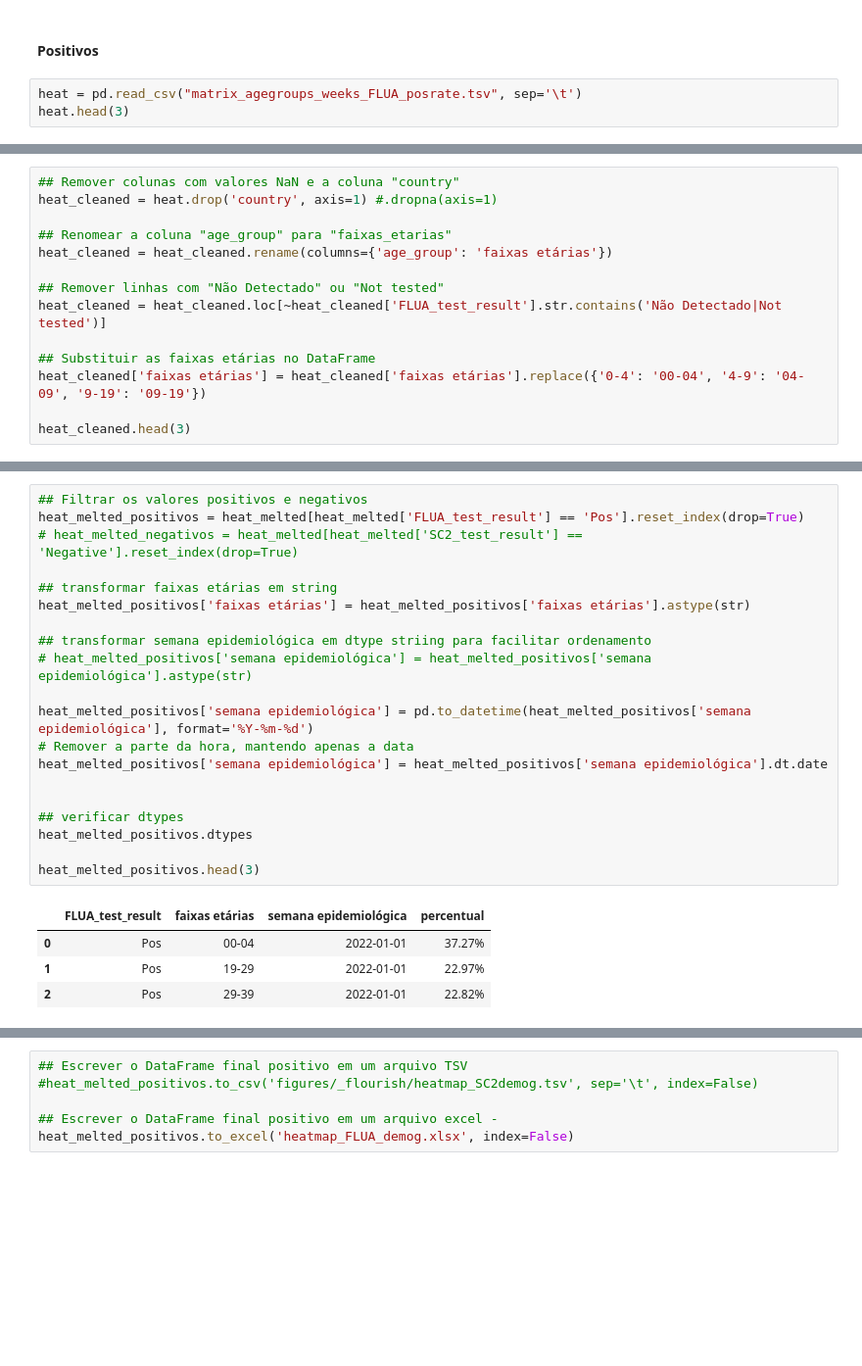
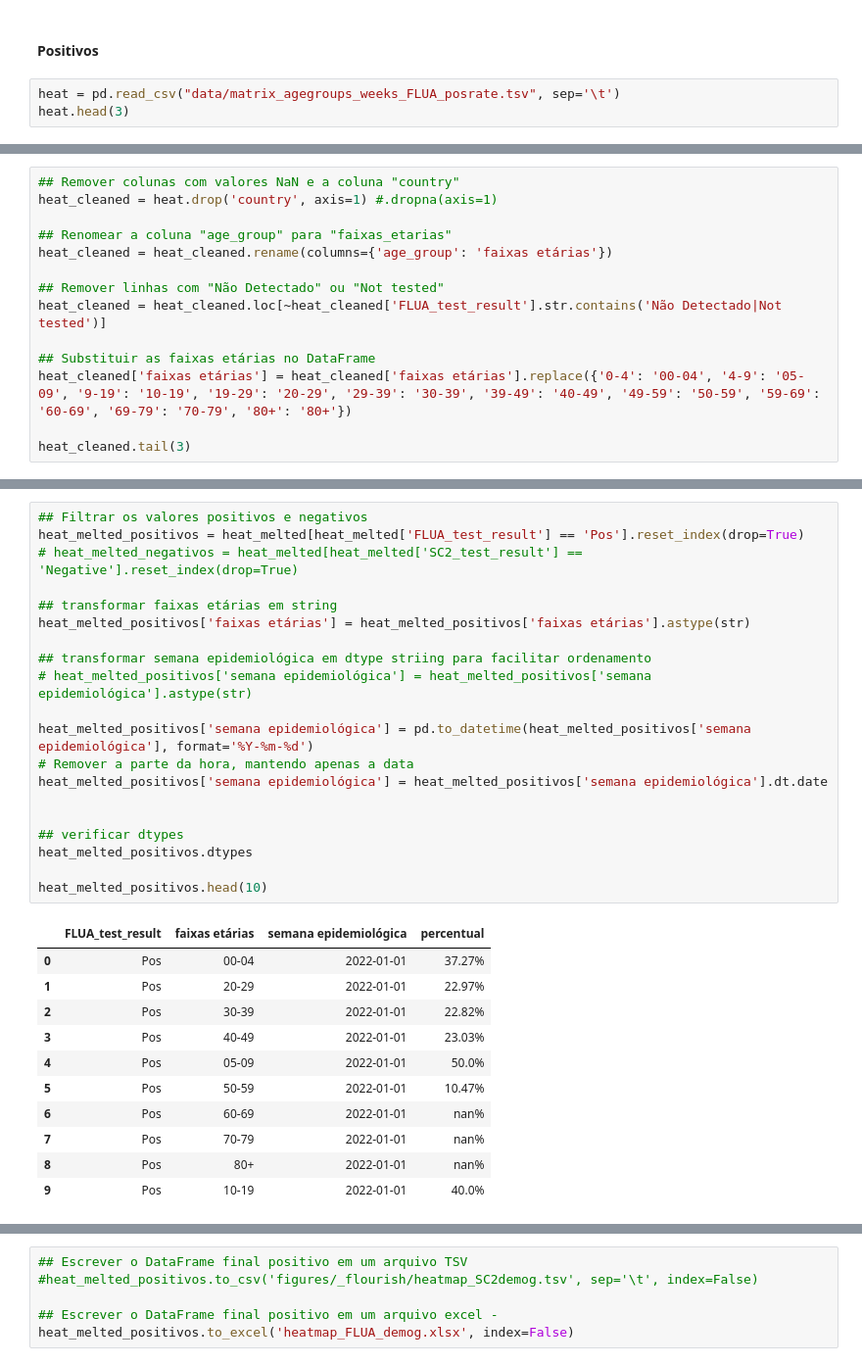
Before and after one commit to InstitutoTodosPelaSaude/arbo, a Jupyter notebook: EDA/scripts/flourish.ipynb, the cells around one changed output, grey strips where cells are left out. Shown at 98% size. Cells and saved outputs as stored; diff of their text form; blank space fills up the shorter version.

```diff
--- a/EDA/scripts/flourish.ipynb
+++ b/EDA/scripts/flourish.ipynb
@@ -216,6 +216,6 @@ lines_piv.to_excel('line_full.xlsx', index=False)
 # %% [markdown]
 #### Positivos
 # %%
-heat = pd.read_csv("matrix_agegroups_weeks_FLUA_posrate.tsv", sep='\t')
+heat = pd.read_csv("data/matrix_agegroups_weeks_FLUA_posrate.tsv", sep='\t')
 heat.head(3)
 # %% [output]
@@ -235,7 +235,7 @@ heat_cleaned = heat_cleaned.rename(columns={'age_group': 'faixas etárias'})
 heat_cleaned = heat_cleaned.loc[~heat_cleaned['FLUA_test_result'].str.contains('Não Detectado|Not tested')]
 
 ## Substituir as faixas etárias no DataFrame
-heat_cleaned['faixas etárias'] = heat_cleaned['faixas etárias'].replace({'0-4': '00-04', '4-9': '04-09', '9-19': '09-19'})
+heat_cleaned['faixas etárias'] = heat_cleaned['faixas etárias'].replace({'0-4': '00-04', '4-9': '05-09', '9-19': '10-19', '19-29': '20-29', '29-39': '30-39', '39-49': '40-49', '49-59': '50-59', '59-69': '60-69', '69-79': '70-79', '80+': '80+'})
 
-heat_cleaned.head(3)
+heat_cleaned.tail(3)
 # %% [output]
@@ -266,25 +266,32 @@ heat_melted.head(3)
 # %%
 ## Filtrar os valores positivos e negativos
 heat_melted_positivos = heat_melted[heat_melted['FLUA_test_result'] == 'Pos'].reset_index(drop=True)
 # heat_melted_negativos = heat_melted[heat_melted['SC2_test_result'] == 'Negative'].reset_index(drop=True)
 
 ## transformar faixas etárias em string
 heat_melted_positivos['faixas etárias'] = heat_melted_positivos['faixas etárias'].astype(str)
 
 ## transformar semana epidemiológica em dtype striing para facilitar ordenamento
 # heat_melted_positivos['semana epidemiológica'] = heat_melted_positivos['semana epidemiológica'].astype(str)
 
 heat_melted_positivos['semana epidemiológica'] = pd.to_datetime(heat_melted_positivos['semana epidemiológica'], format='%Y-%m-%d')
 # Remover a parte da hora, mantendo apenas a data
 heat_melted_positivos['semana epidemiológica'] = heat_melted_positivos['semana epidemiológica'].dt.date
 
 
 ## verificar dtypes
 heat_melted_positivos.dtypes
 
-heat_melted_positivos.head(3)
+heat_melted_positivos.head(10)
 # %% [output]
 |  | FLUA_test_result | faixas etárias | semana epidemiológica | percentual |
 | 0 | Pos | 00-04 | 2022-01-01 | 37.27% |
-| 1 | Pos | 19-29 | 2022-01-01 | 22.97% |
-| 2 | Pos | 29-39 | 2022-01-01 | 22.82% |
+| 1 | Pos | 20-29 | 2022-01-01 | 22.97% |
+| 2 | Pos | 30-39 | 2022-01-01 | 22.82% |
+| 3 | Pos | 40-49 | 2022-01-01 | 23.03% |
+| 4 | Pos | 05-09 | 2022-01-01 | 50.0% |
+| 5 | Pos | 50-59 | 2022-01-01 | 10.47% |
+| 6 | Pos | 60-69 | 2022-01-01 | nan% |
+| 7 | Pos | 70-79 | 2022-01-01 | nan% |
+| 8 | Pos | 80+ | 2022-01-01 | nan% |
+| 9 | Pos | 10-19 | 2022-01-01 | 40.0% |
```
Also changed, not shown: parts of 5 cells of this notebook, 1 other file.
